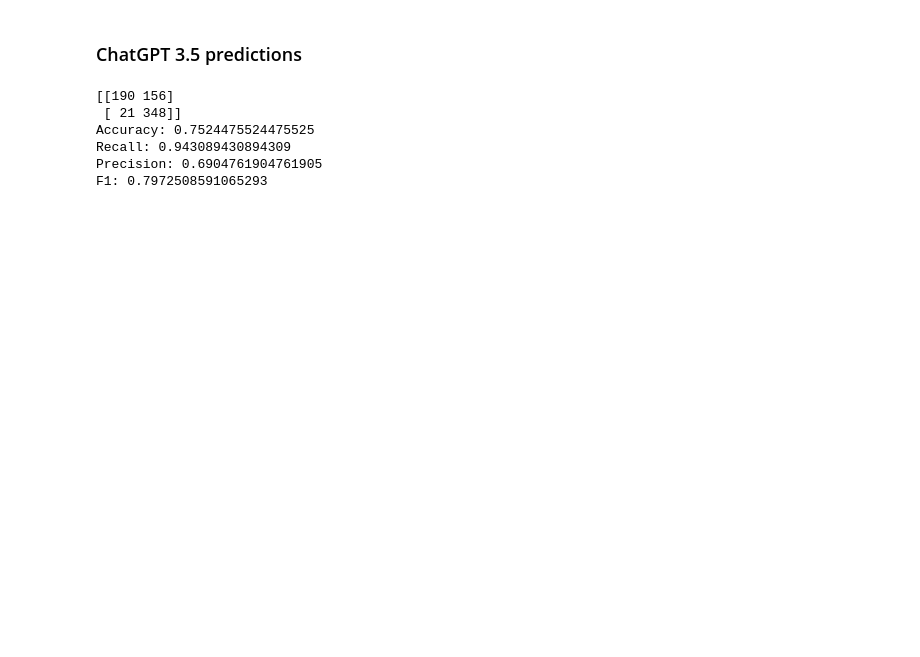
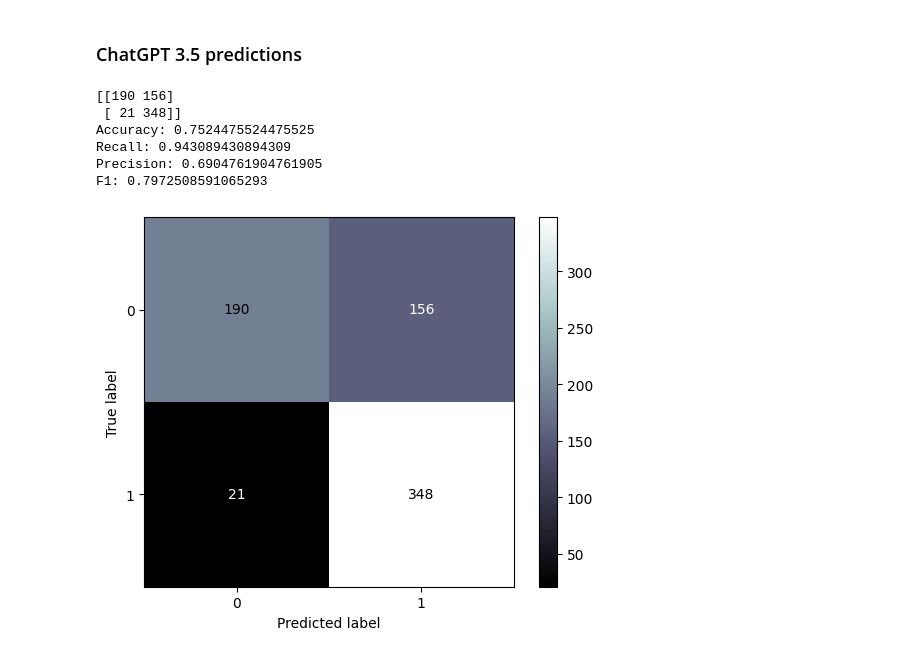
Before and after one commit to svenac20/TAR-projekt, a Jupyter notebook: src/test.ipynb, the cells around one changed output. Drawn from its saved outputs; the diff is of its cells as text; code cells hidden in the pictures; blank space fills up the shorter version.

```diff
--- a/src/test.ipynb
+++ b/src/test.ipynb
@@ -369,21 +407,25 @@ gpt = pd.read_csv(GPT_PATH)
 # %%
 y_pred = gpt["Label"]
 
 acc_score = accuracy_score(test["label"], y_pred)
 rec_score = recall_score(test["label"], y_pred)
 prec_score = precision_score(test["label"], y_pred)
 f1 = f1_score(test["label"], y_pred)
 conf_matrix = confusion_matrix(test["label"], y_pred)
+disp = ConfusionMatrixDisplay(confusion_matrix=conf_matrix, display_labels=[0, 1])
+
+disp.plot(cmap="bone")
 
 print(conf_matrix)
 print(f"Accuracy: {acc_score}")
 print(f"Recall: {rec_score}")
 print(f"Precision: {prec_score}")
 print(f"F1: {f1}")
 # %% [output]
 [[190 156]
  [ 21 348]]
 Accuracy: 0.7524475524475525
 Recall: 0.943089430894309
 Precision: 0.6904761904761905
 F1: 0.7972508591065293
+[figure, added]
```
Also changed, not shown: parts of 15 cells of this notebook, 4 other files.
